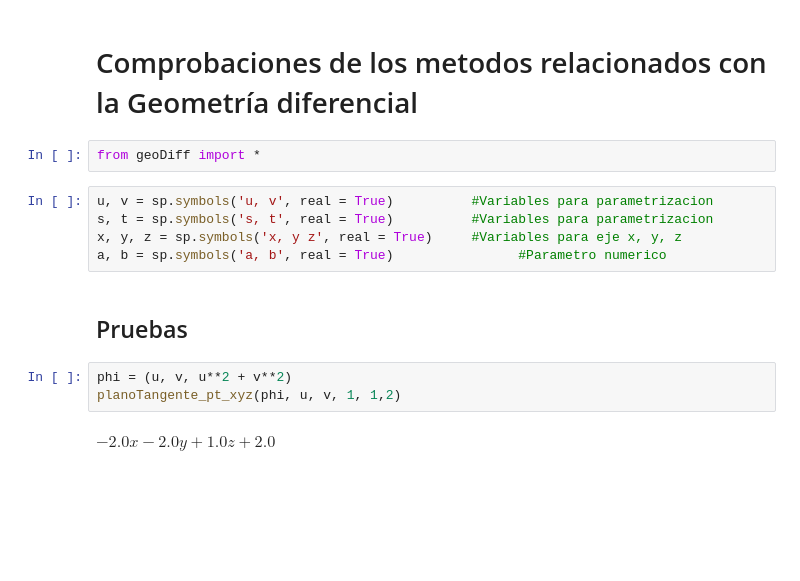
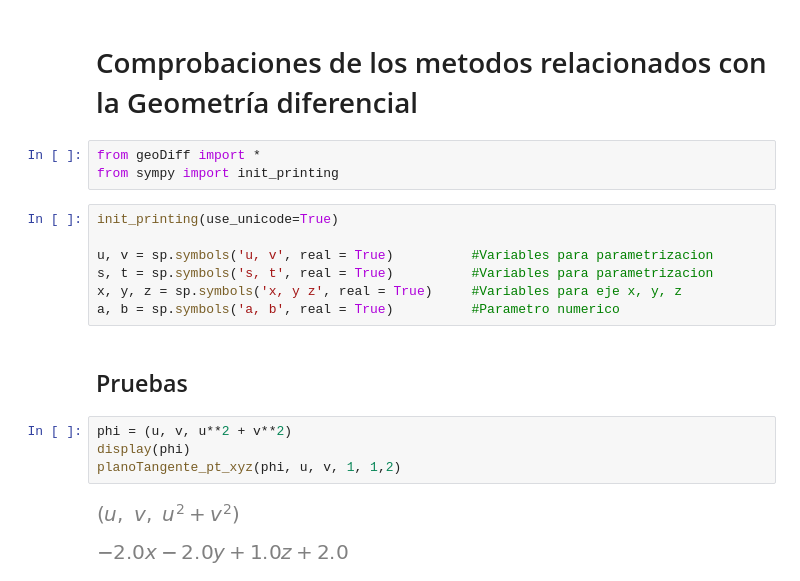
Before and after one commit to asiermhpsm/geometria_diferencial, a Jupyter notebook: comprobaciones_geoDiff.ipynb, the cells around one changed output. Cells and saved outputs as stored; diff of their text form; blank space fills up the shorter version.

```diff
--- a/comprobaciones_geoDiff.ipynb
+++ b/comprobaciones_geoDiff.ipynb
@@ -2,18 +2,23 @@
 # Comprobaciones de los metodos relacionados con la Geometría diferencial
 # %%
 from geoDiff import *
+from sympy import init_printing
 # %%
+init_printing(use_unicode=True)
+
 u, v = sp.symbols('u, v', real = True)          #Variables para parametrizacion
 s, t = sp.symbols('s, t', real = True)          #Variables para parametrizacion
 x, y, z = sp.symbols('x, y z', real = True)     #Variables para eje x, y, z
-a, b = sp.symbols('a, b', real = True)                #Parametro numerico
+a, b = sp.symbols('a, b', real = True)          #Parametro numerico
 # %% [markdown]
 ## Pruebas
 # %%
 phi = (u, v, u**2 + v**2)
+display(phi)
 planoTangente_pt_xyz(phi, u, v, 1, 1,2)
 # %% [output]
-$\displaystyle - 2.0 x - 2.0 y + 1.0 z + 2.0$
+[figure, added]
+[figure, added]
 # %%
 phi = (u, v, 0)
 primeraFormaFundamental(phi, u, v)
```
Also changed, not shown: parts of 21 cells of this notebook.
